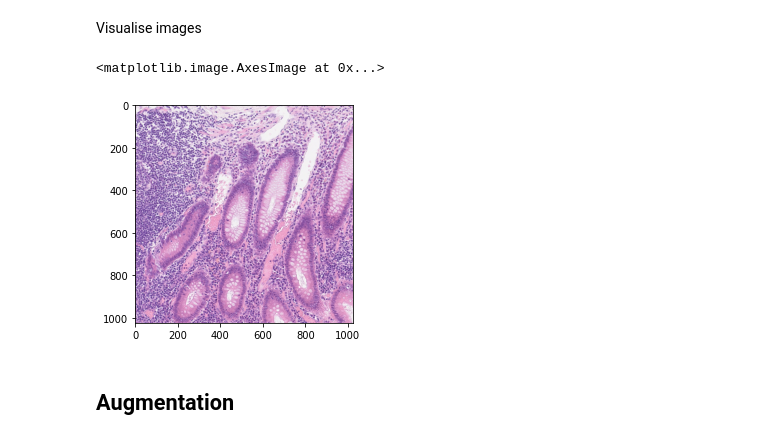
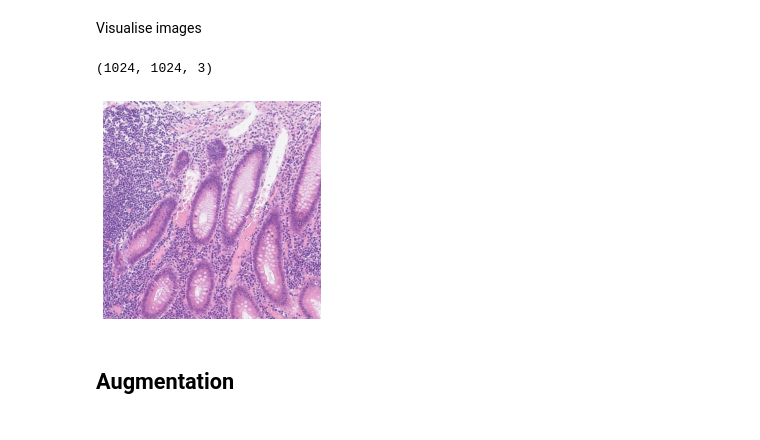
Before and after one commit to leandervaneekelen/emb-augmenter, a Jupyter notebook: experiment/experiments.ipynb, the cells around one changed output. Drawn from its saved outputs; the diff is of its cells as text; code cells hidden in the pictures.

```diff
--- a/experiment/experiments.ipynb
+++ b/experiment/experiments.ipynb
@@ -21,13 +21,14 @@ TOTAL_IMAGES = len(images)
 # %% [markdown]
 Visualise images
 # %%
-
 image = images[0]
 # plt.imshow(image.rotate(0.5))
+plt.axis('off')
 plt.imshow(image)
+image.shape
 # %% [output]
-<matplotlib.image.AxesImage at 0x...>
+(1024, 1024, 3)
-[figure, old version]
+[figure, new version]
 # %% [markdown]
 ## Augmentation
 # %% [markdown]
```
Also changed, not shown: parts of 25 cells of this notebook, 1 other file.
